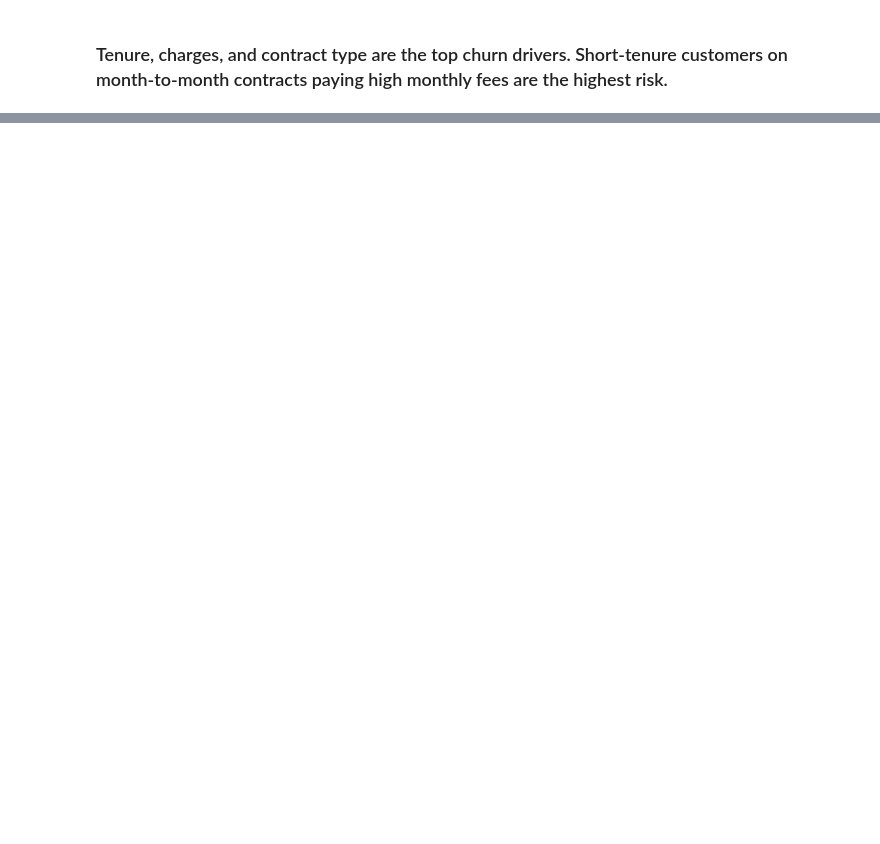
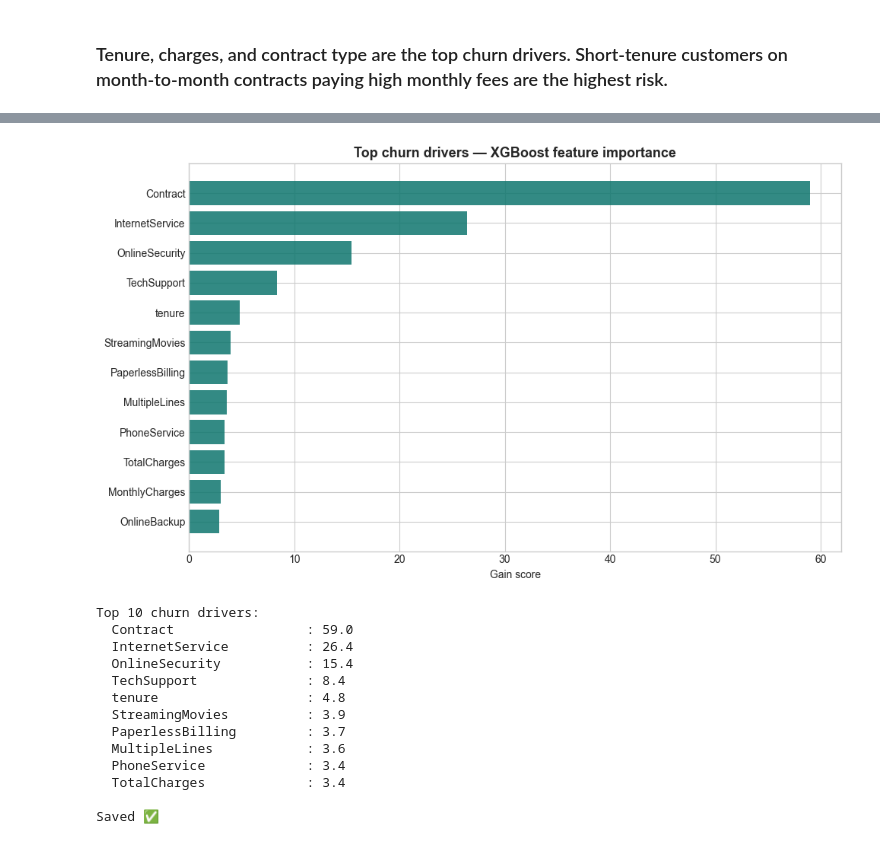
Before and after one commit to Ananthika-G/customer-segmentation, a Jupyter notebook: notebooks/04_Churn_Prediction.ipynb, the cells around one changed output, grey strips where cells are left out. Drawn from its saved outputs; the diff is of its cells as text; code cells hidden in the pictures; blank space fills up the shorter version.

```diff
--- a/notebooks/04_Churn_Prediction.ipynb
+++ b/notebooks/04_Churn_Prediction.ipynb
@@ -452,0 +465,40 @@ Saved ✅
+# %%
+import matplotlib.pyplot as plt
+import pandas as pd
+
+# Get importance by gain — most meaningful metric
+imp = xgb_model.get_booster().get_score(importance_type='gain')
+imp_df = pd.DataFrame(list(imp.items()),
+                      columns=['Feature','Importance']
+                     ).sort_values('Importance', ascending=False).head(12)
+
+fig, ax = plt.subplots(figsize=(10,6))
+ax.barh(imp_df['Feature'][::-1],
+        imp_df['Importance'][::-1],
+        color='#0f766e', alpha=0.85)
+ax.set_title('Top churn drivers — XGBoost feature importance',
+             fontsize=13, fontweight='bold')
+ax.set_xlabel('Gain score')
+plt.tight_layout()
+plt.savefig('../reports/figures/feature_importance.png', dpi=150)
+plt.show()
+
+print("\nTop 10 churn drivers:")
+for _, row in imp_df.head(10).iterrows():
+    print(f"  {row['Feature']:25s}: {row['Importance']:,.1f}")
+print("\nSaved ✅")
+# %% [output]
+[figure, added]
+Top 10 churn drivers:
+  Contract                 : 59.0
+  InternetService          : 26.4
+  OnlineSecurity           : 15.4
+  TechSupport              : 8.4
+  tenure                   : 4.8
+  StreamingMovies          : 3.9
+  PaperlessBilling         : 3.7
+  MultipleLines            : 3.6
+  PhoneService             : 3.4
+  TotalCharges             : 3.4
+
+Saved ✅
```
Also changed, not shown: parts of 9 cells of this notebook, 6 other files.
